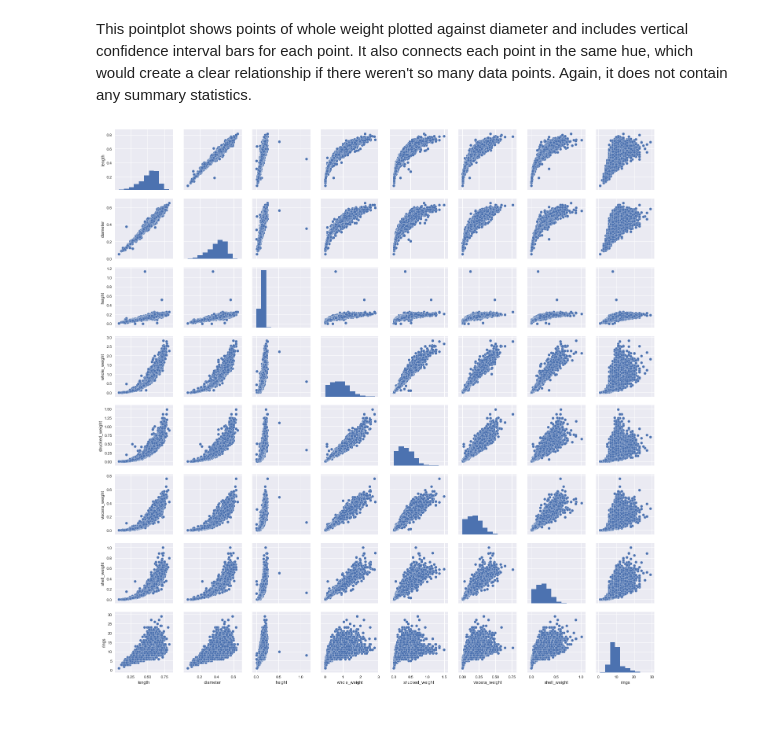
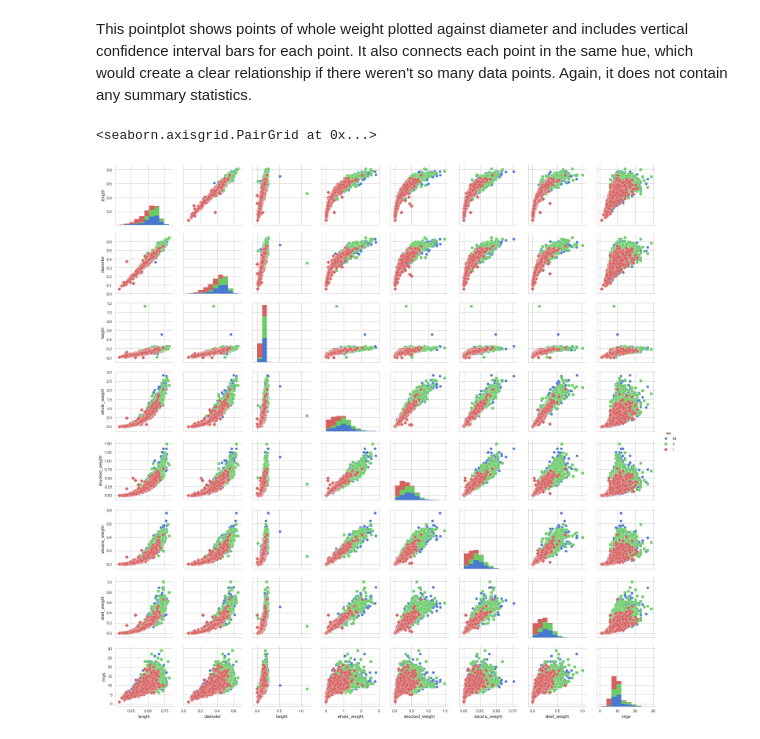
Before and after one commit to meqrothwell/Thinkful, a Jupyter notebook: 1.3.3 Abalone.ipynb, the cells around one changed output. Cells and saved outputs as stored; diff of their text form; code cells hidden in the pictures.

Commit message:
more graphs

```diff
--- a/1.3.3 Abalone.ipynb
+++ b/1.3.3 Abalone.ipynb
@@ -150,6 +150,7 @@ sns.pointplot(x="whole_weight", y="diameter", hue="sex", data=abalone);
 # %% [markdown]
 This pointplot shows points of whole weight plotted against diameter and includes vertical confidence interval bars for each point. It also connects each point in the same hue, which would create a clear relationship if there weren't so many data points. Again, it does not contain any summary statistics.
 # %%
-sns.pairplot(abalone);
+sns.pairplot(abalone, hue='sex', markers=["o", "s", "D"])
 # %% [output]
+<seaborn.axisgrid.PairGrid at 0x...>
-[figure, old version]
+[figure, new version]
```
Also changed, not shown: parts of 2 cells of this notebook.
